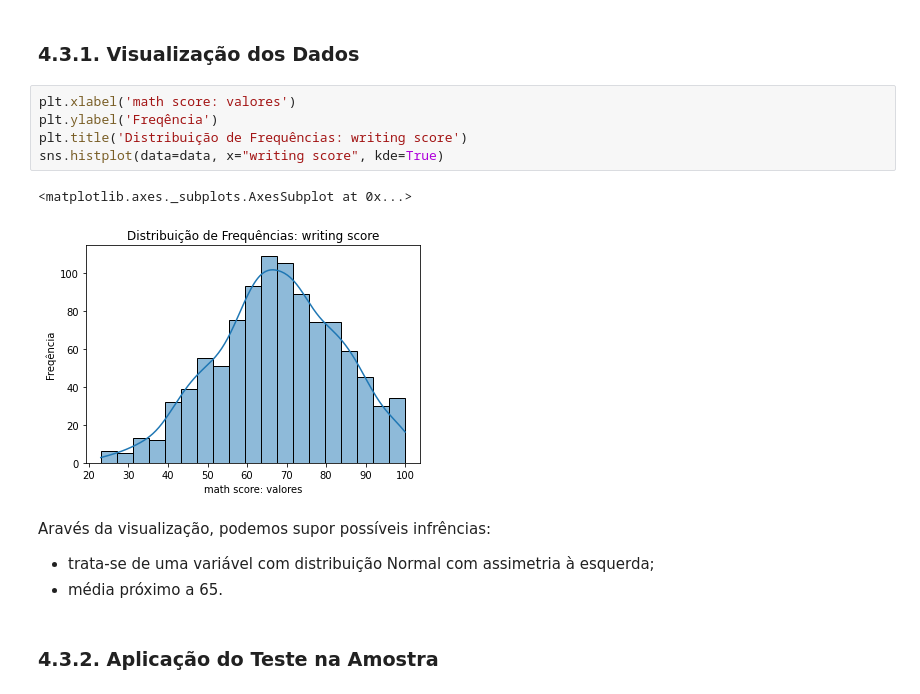
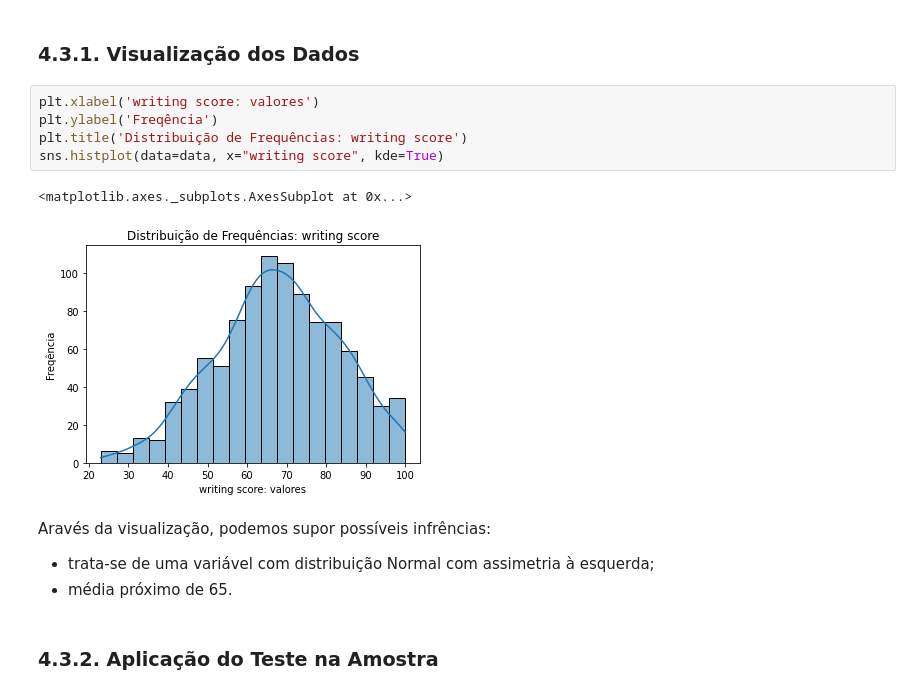
Before and after one commit to GabriellFelipe07/ExploratoryDataAnalysis_StudentsPerformance, a Jupyter notebook: Students_Performace_in_Exams.ipynb, the cells around one changed output. Cells and saved outputs as stored; diff of their text form.

```diff
--- a/Students_Performace_in_Exams.ipynb
+++ b/Students_Performace_in_Exams.ipynb
@@ -215,17 +216,17 @@ Com um p-valor = 0.00012 < 𝛂 = 0.05, concluímos que ao nível de significân
 # %% [markdown]
 ### 4.3.1. Visualização dos Dados
 # %%
-plt.xlabel('math score: valores')
+plt.xlabel('writing score: valores')
 plt.ylabel('Freqência')
 plt.title('Distribuição de Frequências: writing score')
 sns.histplot(data=data, x="writing score", kde=True)
 # %% [output]
 <matplotlib.axes._subplots.AxesSubplot at 0x...>
-[figure, old version]
+[figure, new version]
 # %% [markdown]
 Aravés da visualização, podemos supor possíveis infrências:
 - trata-se de uma variável com distribuição Normal com assimetria à esquerda;
-- média próximo  a 65.
+- média próximo de 65.
 # %% [markdown]
 ### 4.3.2. Aplicação do Teste na Amostra
 # %%
```
Also changed, not shown: parts of 30 cells of this notebook.
